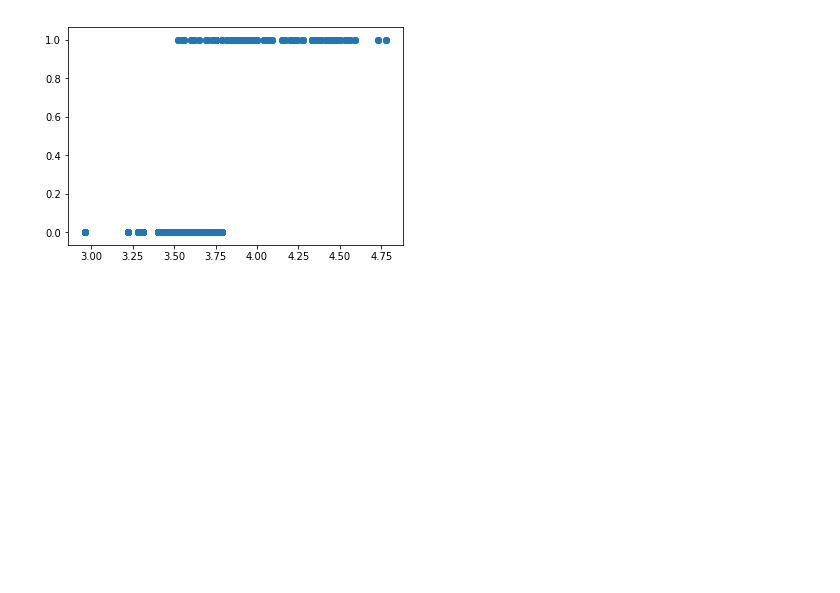
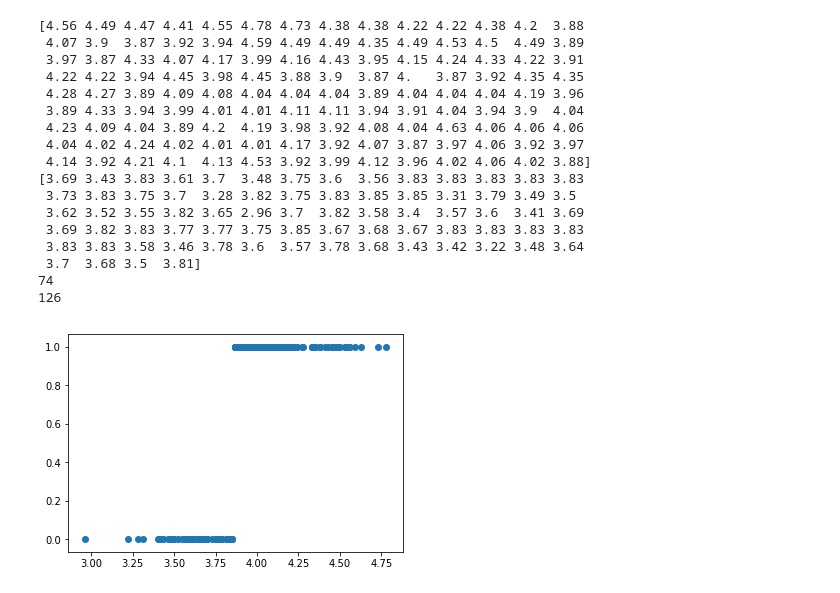
Before and after one commit to ektaarora3501/tensorflow, a Jupyter notebook: classify.ipynb, the cells around one changed output. Saved outputs shown, nothing was run; the diff lists cells and outputs as text; code cells hidden in the pictures; blank space fills up the shorter version.

```diff
--- a/classify.ipynb
+++ b/classify.ipynb
@@ -16,31 +34,57 @@ import pandas as pd
 # %%
 import io
 df2=io.BytesIO(uploaded['books.csv'])
-rating=np.array(pd.read_csv(df2,usecols=[3],skiprows=[0],header=None,nrows=200))
+rating=(np.array(pd.read_csv(df2,usecols=[3],skiprows=[0],header=None,nrows=7000)))
+
+x_positive=[]
+x_negative=[]
+#pd.to_numeric(rating)
 #print(float(rating[0]),type(rating[0]))
-#pd.to_numeric(rating)
+#if(float(rating[0])>4):
+ # print('true')
+
 #print(rating)
+for i in  range(0,200):
+  if float(rating[i])>3.85:
+     x_positive=np.append(x_positive,float(rating[i]))
+
+  elif float(rating[i])<=3.85:
+
+    x_negative=np.append(x_negative,float(rating[i]))
+
 #for i in  range(0,200):
- # if rating[i]>3.8:
-  #  print("true")
-  #else:
-    #print("false")
+ # if (rating[i]) > 3.8:
+  #  x_positive=np.append(x_positive,rating[i])
 
-for i in  range(0,200):
-  if (rating[i]) > 3.8:
+  #elif(rating[i]<3):
+   # x_negative=np.append(x_negative,rating[i])
 
-    np.append(x_positive,rating[i])
-
-  else:
-    x_negative=np.append(x_negative,rating[i])
-
-#print(x_positive)
-#print(x_negative)
-label=[1.]*len(x_positive)+[0.]*len(x_negative)
+print(x_positive)
+print(x_negative)
+print(len(x_negative))
+print(len(x_positive))
+label=np.asarray([1.]*len(x_positive)+[0.]*len(x_negative))
 #print(label)
 xs=np.append(x_positive,x_negative)
 plt.scatter(xs,label)
 plt.show()
 # %% [output]
+[4.56 4.49 4.47 4.41 4.55 4.78 4.73 4.38 4.38 4.22 4.22 4.38 4.2  3.88
+ 4.07 3.9  3.87 3.92 3.94 4.59 4.49 4.49 4.35 4.49 4.53 4.5  4.49 3.89
+ 3.97 3.87 4.33 4.07 4.17 3.99 4.16 4.43 3.95 4.15 4.24 4.33 4.22 3.91
+ 4.22 4.22 3.94 4.45 3.98 4.45 3.88 3.9  3.87 4.   3.87 3.92 4.35 4.35
+ 4.28 4.27 3.89 4.09 4.08 4.04 4.04 4.04 3.89 4.04 4.04 4.04 4.19 3.96
+ 3.89 4.33 3.94 3.99 4.01 4.01 4.11 4.11 3.94 3.91 4.04 3.94 3.9  4.04
+ 4.23 4.09 4.04 3.89 4.2  4.19 3.98 3.92 4.08 4.04 4.63 4.06 4.06 4.06
+ 4.04 4.02 4.24 4.02 4.01 4.01 4.17 3.92 4.07 3.87 3.97 4.06 3.92 3.97
+ 4.14 3.92 4.21 4.1  4.13 4.53 3.92 3.99 4.12 3.96 4.02 4.06 4.02 3.88]
+[3.69 3.43 3.83 3.61 3.7  3.48 3.75 3.6  3.56 3.83 3.83 3.83 3.83 3.83
+ 3.73 3.83 3.75 3.7  3.28 3.82 3.75 3.83 3.85 3.85 3.31 3.79 3.49 3.5
+ 3.62 3.52 3.55 3.82 3.65 2.96 3.7  3.82 3.58 3.4  3.57 3.6  3.41 3.69
+ 3.69 3.82 3.83 3.77 3.77 3.75 3.85 3.67 3.68 3.67 3.83 3.83 3.83 3.83
+ 3.83 3.83 3.58 3.46 3.78 3.6  3.57 3.78 3.68 3.43 3.42 3.22 3.48 3.64
+ 3.7  3.68 3.5  3.81]
+74
+126
-[figure, old version]
+[figure, new version]
 # %%
```
Also changed, not shown: parts of 4 cells of this notebook.
